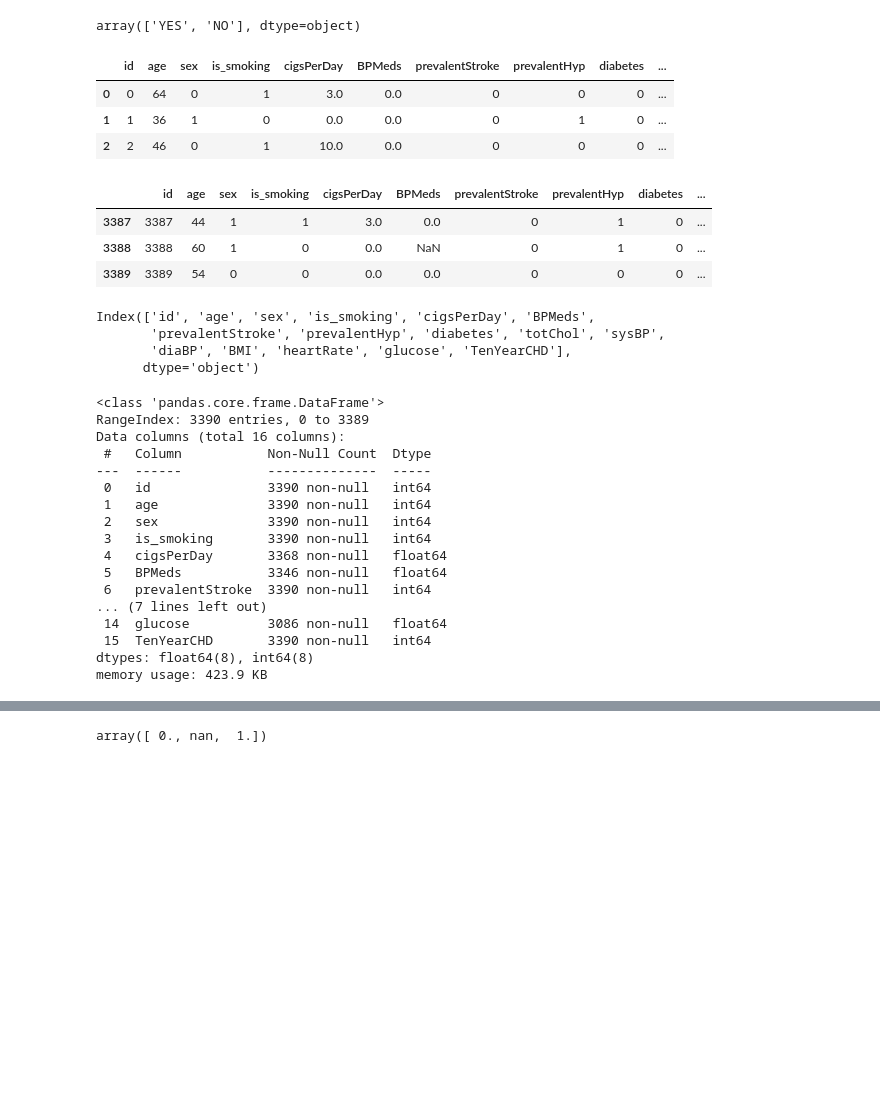
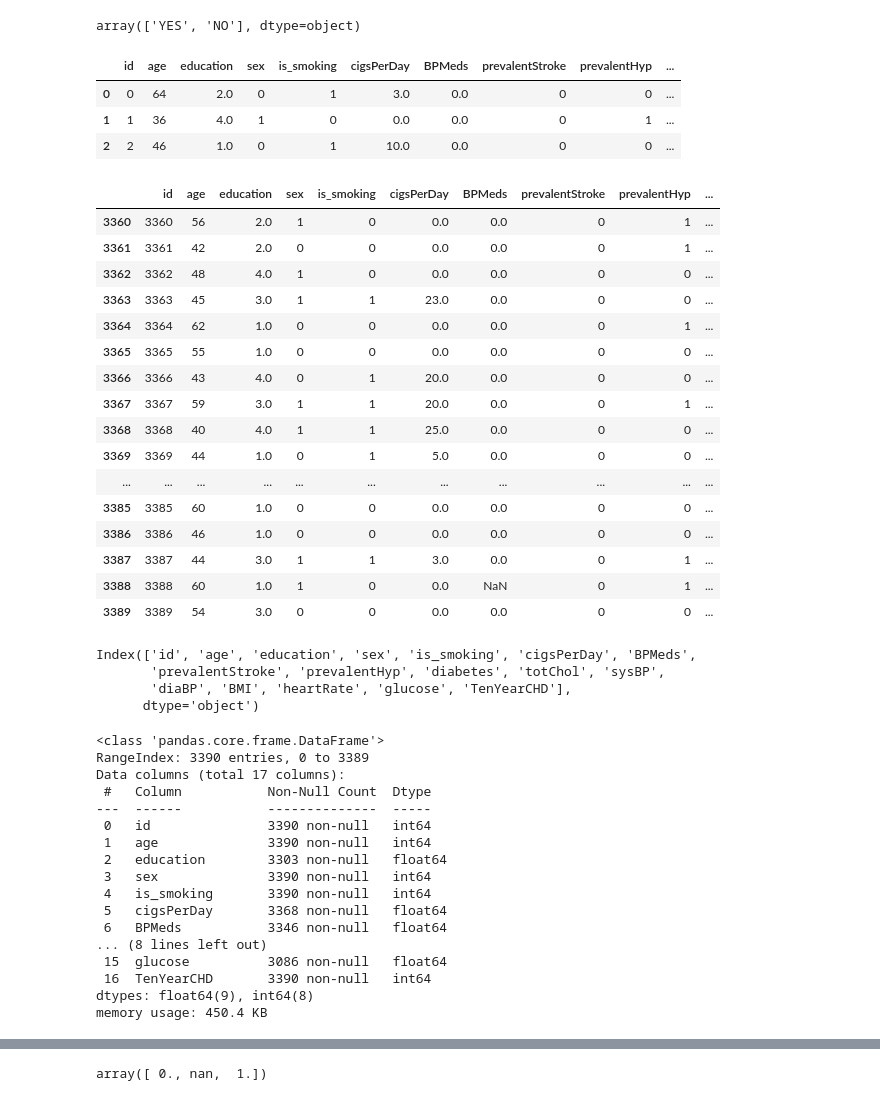
Before and after one commit to Souvik0651/Cardiovascular-Risk-Prediction--classification-, a Jupyter notebook: Cardiovascular_Risk_Prediction.ipynb, the cells around one changed output, grey strips where cells are left out. Drawn from its saved outputs; the diff is of its cells as text; code cells hidden in the pictures; blank space fills up the shorter version.

```diff
--- a/Cardiovascular_Risk_Prediction.ipynb
+++ b/Cardiovascular_Risk_Prediction.ipynb
@@ -69,7 +69,7 @@ glucose            304
 TenYearCHD           0
 dtype: int64
 # %%
-df.drop('education',axis='columns',inplace=True)
+# df.drop('education',axis='columns',inplace=True)
 # %%
 df.info()
 # %% [output]
@@ -106,21 +106,34 @@ df.is_smoking=lb_encod.fit_transform(df.is_smoking)
 # in sex column female is 0 & male is 1 and is_smoking 1=yes 0=no
 df.head(3)
 # %% [output]
-|  | id | age | sex | is_smoking | cigsPerDay | BPMeds | prevalentStroke | prevalentHyp | diabetes | ... |
-| 0 | 0 | 64 | 0 | 1 | 3.0 | 0.0 | 0 | 0 | 0 | ... |
-| 1 | 1 | 36 | 1 | 0 | 0.0 | 0.0 | 0 | 1 | 0 | ... |
-| 2 | 2 | 46 | 0 | 1 | 10.0 | 0.0 | 0 | 0 | 0 | ... |
+|  | id | age | education | sex | is_smoking | cigsPerDay | BPMeds | prevalentStroke | prevalentHyp | ... |
+| 0 | 0 | 64 | 2.0 | 0 | 1 | 3.0 | 0.0 | 0 | 0 | ... |
+| 1 | 1 | 36 | 4.0 | 1 | 0 | 0.0 | 0.0 | 0 | 1 | ... |
+| 2 | 2 | 46 | 1.0 | 0 | 1 | 10.0 | 0.0 | 0 | 0 | ... |
 # %%
-df.tail(3)
+df.tail(30)
 # %% [output]
-|  | id | age | sex | is_smoking | cigsPerDay | BPMeds | prevalentStroke | prevalentHyp | diabetes | ... |
-| 3387 | 3387 | 44 | 1 | 1 | 3.0 | 0.0 | 0 | 1 | 0 | ... |
-| 3388 | 3388 | 60 | 1 | 0 | 0.0 | NaN | 0 | 1 | 0 | ... |
-| 3389 | 3389 | 54 | 0 | 0 | 0.0 | 0.0 | 0 | 0 | 0 | ... |
+|  | id | age | education | sex | is_smoking | cigsPerDay | BPMeds | prevalentStroke | prevalentHyp | ... |
+| 3360 | 3360 | 56 | 2.0 | 1 | 0 | 0.0 | 0.0 | 0 | 1 | ... |
+| 3361 | 3361 | 42 | 2.0 | 0 | 0 | 0.0 | 0.0 | 0 | 1 | ... |
+| 3362 | 3362 | 48 | 4.0 | 1 | 0 | 0.0 | 0.0 | 0 | 0 | ... |
+| 3363 | 3363 | 45 | 3.0 | 1 | 1 | 23.0 | 0.0 | 0 | 0 | ... |
+| 3364 | 3364 | 62 | 1.0 | 0 | 0 | 0.0 | 0.0 | 0 | 1 | ... |
+| 3365 | 3365 | 55 | 1.0 | 0 | 0 | 0.0 | 0.0 | 0 | 0 | ... |
+| 3366 | 3366 | 43 | 4.0 | 0 | 1 | 20.0 | 0.0 | 0 | 0 | ... |
+| 3367 | 3367 | 59 | 3.0 | 1 | 1 | 20.0 | 0.0 | 0 | 1 | ... |
+| 3368 | 3368 | 40 | 4.0 | 1 | 1 | 25.0 | 0.0 | 0 | 0 | ... |
+| 3369 | 3369 | 44 | 1.0 | 0 | 1 | 5.0 | 0.0 | 0 | 0 | ... |
+| ... | ... | ... | ... | ... | ... | ... | ... | ... | ... | ... |
+| 3385 | 3385 | 60 | 1.0 | 0 | 0 | 0.0 | 0.0 | 0 | 0 | ... |
+| 3386 | 3386 | 46 | 1.0 | 0 | 0 | 0.0 | 0.0 | 0 | 0 | ... |
+| 3387 | 3387 | 44 | 3.0 | 1 | 1 | 3.0 | 0.0 | 0 | 1 | ... |
+| 3388 | 3388 | 60 | 1.0 | 1 | 0 | 0.0 | NaN | 0 | 1 | ... |
+| 3389 | 3389 | 54 | 3.0 | 0 | 0 | 0.0 | 0.0 | 0 | 0 | ... |
 # %%
 df.columns
 # %% [output]
-Index(['id', 'age', 'sex', 'is_smoking', 'cigsPerDay', 'BPMeds',
+Index(['id', 'age', 'education', 'sex', 'is_smoking', 'cigsPerDay', 'BPMeds',
        'prevalentStroke', 'prevalentHyp', 'diabetes', 'totChol', 'sysBP',
        'diaBP', 'BMI', 'heartRate', 'glucose', 'TenYearCHD'],
       dtype='object')
@@ -129,21 +142,21 @@ df.info()
 # %% [output]
 <class 'pandas.core.frame.DataFrame'>
 RangeIndex: 3390 entries, 0 to 3389
-Data columns (total 16 columns):
+Data columns (total 17 columns):
  #   Column           Non-Null Count  Dtype
 ---  ------           --------------  -----
  0   id               3390 non-null   int64
  1   age              3390 non-null   int64
- 2   sex              3390 non-null   int64
- 3   is_smoking       3390 non-null   int64
- 4   cigsPerDay       3368 non-null   float64
- 5   BPMeds           3346 non-null   float64
- 6   prevalentStroke  3390 non-null   int64
-... (7 lines left out)
- 14  glucose          3086 non-null   float64
- 15  TenYearCHD       3390 non-null   int64
-dtypes: float64(8), int64(8)
-memory usage: 423.9 KB
+ 2   education        3303 non-null   float64
+ 3   sex              3390 non-null   int64
+ 4   is_smoking       3390 non-null   int64
+ 5   cigsPerDay       3368 non-null   float64
+ 6   BPMeds           3346 non-null   float64
+... (8 lines left out)
+ 15  glucose          3086 non-null   float64
+ 16  TenYearCHD       3390 non-null   int64
+dtypes: float64(9), int64(8)
+memory usage: 450.4 KB
 # %%
 df.describe()
 # %% [output]
```
Also changed, not shown: parts of 14 cells of this notebook.
